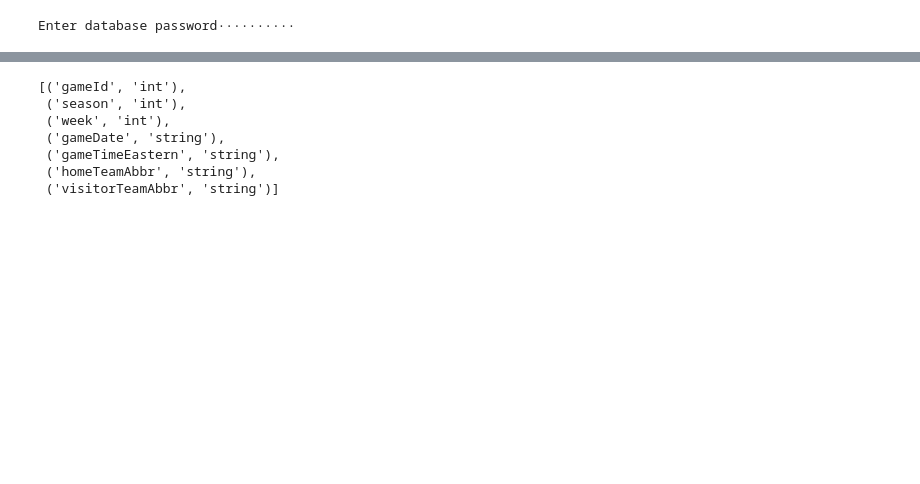
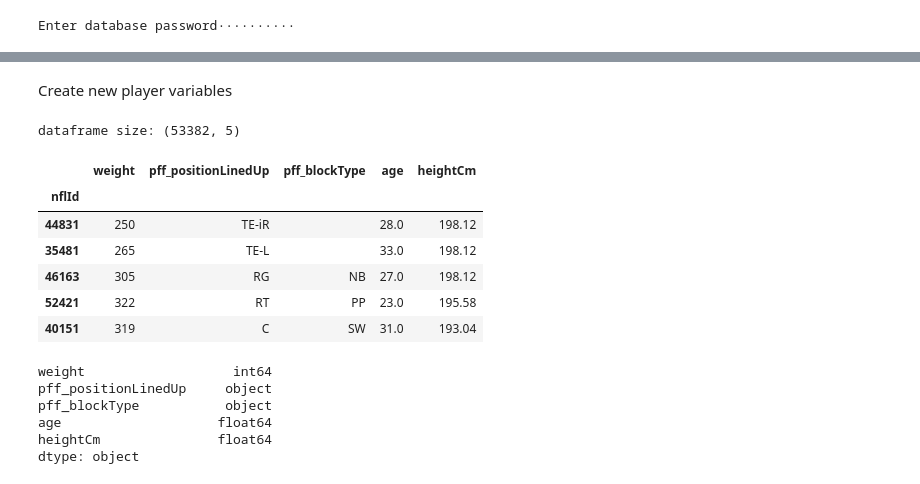
Before and after one commit to DennisKreger/NFL_Performance_Linemen, a Jupyter notebook: database/nfl_big_data_analysis.ipynb, the cells around one changed output, grey strips where cells are left out. Cells and saved outputs as stored; diff of their text form; code cells hidden in the pictures; blank space fills up the shorter version.

```diff
--- a/database/nfl_big_data_analysis.ipynb
+++ b/database/nfl_big_data_analysis.ipynb
@@ -95,10 +109,39 @@ only showing top 20 rows
+# %% [markdown]
+Create new player variables
+# %%
+from operator import index
+players = pff_joined_df[['nflId','birthDate','weight','height','pff_positionLinedUp','pff_blockType']]
+players = players.set_index('nflId')
+players['birthDate'].replace('NA','', inplace=True)
+players['birthDate'] = pd.to_datetime(players['birthDate'])
+players['age'] = players['birthDate'].map(lambda x: dt.date.today().year-x.year)
+players['age'] = players['age'].fillna(0)
+players = players.drop(columns='birthDate')
+
+# players['birthMonth'] = players['birthDate'].map(lambda x: x.month)
+# players['birthYear'] = players['birthDate'].map(lambda x: x.year)
+
+players['heightCm'] = players['height'].map(lambda x: int(x.split('-')[0])*30.48+int(x.split('-')[1])*2.54)
+players = players.drop(columns='height')
+
+print('dataframe size: {}'.format(players.shape))
+
+players.head()
+# %% [output]
+dataframe size: (53382, 5)
+|  | weight | pff_positionLinedUp | pff_blockType | age | heightCm |
+| nflId |  |  |  |  |  |
+| 44831 | 250 | TE-iR |  | 28.0 | 198.12 |
+| 35481 | 265 | TE-L |  | 33.0 | 198.12 |
+| 46163 | 305 | RG | NB | 27.0 | 198.12 |
+| 52421 | 322 | RT | PP | 23.0 | 195.58 |
+| 40151 | 319 | C | SW | 31.0 | 193.04 |
 # %%
-games_data_df.dtypes
+players.dtypes
 # %% [output]
-[('gameId', 'int'),
- ('season', 'int'),
- ('week', 'int'),
- ('gameDate', 'string'),
- ('gameTimeEastern', 'string'),
- ('homeTeamAbbr', 'string'),
- ('visitorTeamAbbr', 'string')]
+weight                   int64
+pff_positionLinedUp     object
+pff_blockType           object
+age                    float64
+heightCm               float64
+dtype: object
```
Also changed, not shown: parts of 26 cells of this notebook, 3 other files.
